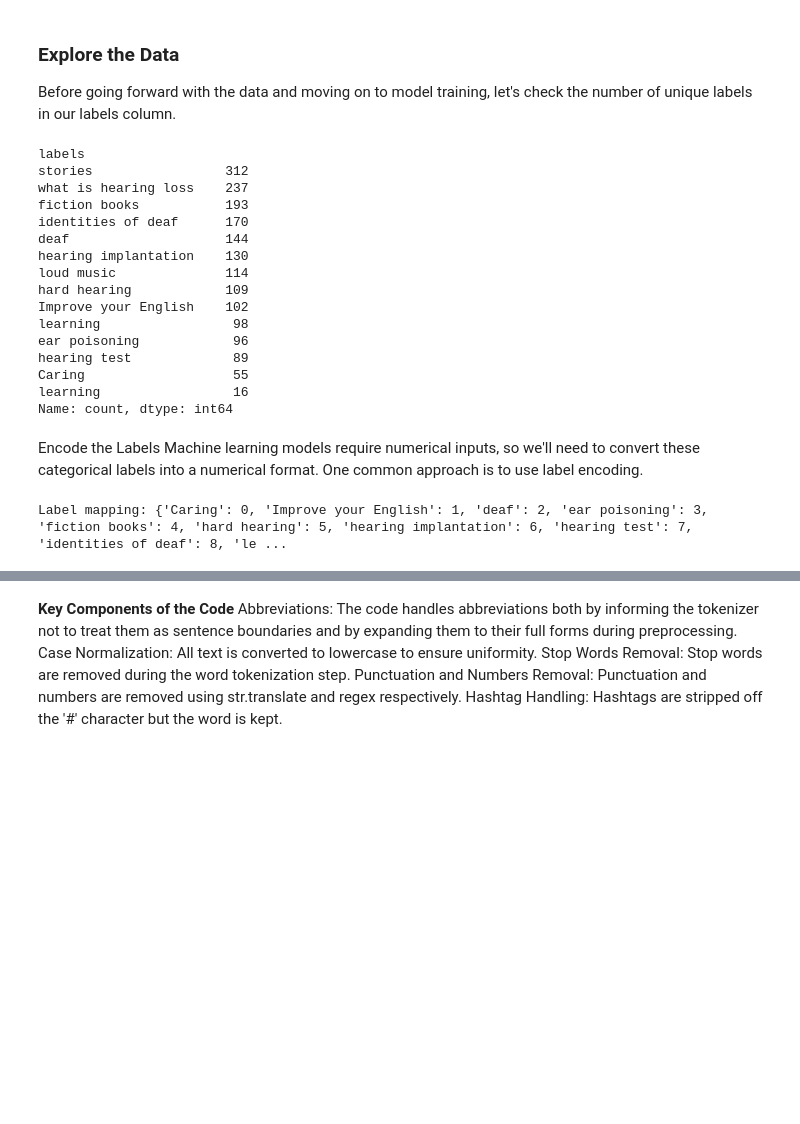
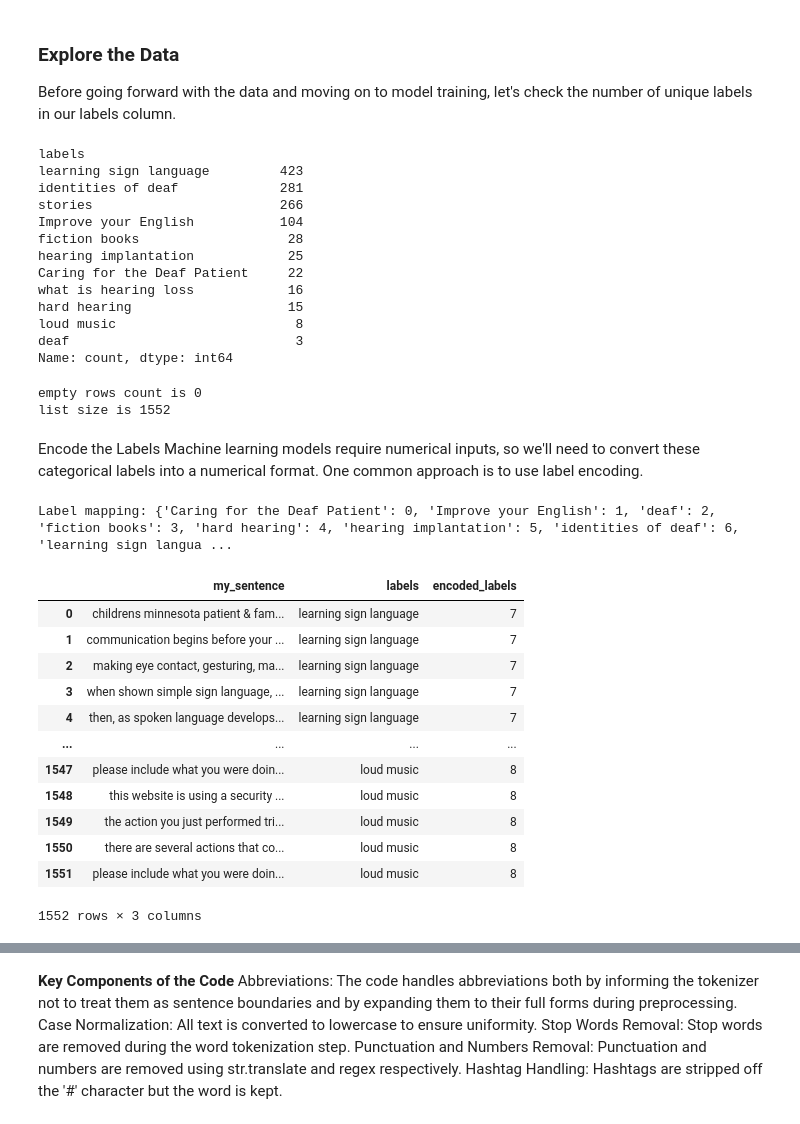
Before and after one commit to Almusawi110/PROG8245, a Jupyter notebook: Final_project.ipynb, the cells around one changed output, grey strips where cells are left out. Saved outputs shown, nothing was run; the diff lists cells and outputs as text; code cells hidden in the pictures; blank space fills up the shorter version.

```diff
--- a/Final_project.ipynb
+++ b/Final_project.ipynb
@@ -17,12 +52,17 @@ nltk.download('punkt')  # Download the tokenizer models if not already done
 True
 # %%
 #read the data file from sentences.csv file ,and then preprocess the data
-import pandas as pd
 # read the data file without index column
-data = pd.read_csv('sentences.csv')
-data['my_sentence'].fillna('', inplace=True)
+csvFile = pd.read_csv('sentences.csv')
+csvFile['my_sentence'] = csvFile['my_sentence'].str.lower()
+csvFile['my_sentence'] = csvFile['my_sentence'].str.replace('[{}]'.format(string.punctuation), '')
+csvFile['my_sentence'] = csvFile['my_sentence'].str.replace('\d+', '')
+csvFile['my_sentence'] = csvFile['my_sentence'].str.strip()
+csvFile['my_sentence'] = csvFile['my_sentence'].str.replace('\s+', ' ')
+csvFile['my_sentence'] = csvFile['my_sentence'].str.replace(' +', ' ')
 
-print(f"list size is {len(data)}")
+print(f"list size is {len(csvFile)}")
 
-print(data.head())
+print(csvFile.head())
+print(csvFile.tail())
 # %% [output]
@@ -38,40 +84,63 @@ list size is 1865
 Before going forward with the data and moving on to model training, let's check the number of unique labels in our labels column.
 # %%
 # Display unique labels and their frequency
-label_counts = data['labels'].value_counts()
+label_counts = csvFile['labels'].value_counts()
 print(label_counts)
 # %% [output]
 labels
-stories                 312
-what is hearing loss    237
-fiction books           193
-identities of deaf      170
-deaf                    144
-hearing implantation    130
-loud music              114
-hard hearing            109
-Improve your English    102
-learning                 98
-ear poisoning            96
-hearing test             89
-Caring                   55
-learning                 16
+learning sign language         423
+identities of deaf             281
+stories                        266
+Improve your English           104
+fiction books                   28
+hearing implantation            25
+Caring for the Deaf Patient     22
+what is hearing loss            16
+hard hearing                    15
+loud music                       8
+deaf                             3
 Name: count, dtype: int64
+# %%
+# Finding the empty raws
+empty_rows = csvFile[csvFile['my_sentence'] == '']
+print(f"empty rows count is {len(empty_rows)}")
+
+# Remove empty rows
+fileWithoutEmptyString = csvFile[csvFile['my_sentence'] != '']
+print(f"list size is {len(csvFile)}")
+# %% [output]
+empty rows count is 0
+list size is 1552
 # %% [markdown]
 Encode the Labels
 Machine learning models require numerical inputs, so we'll need to convert these categorical labels into a numerical format. One common approach is to use label encoding.
 # %%
-from sklearn.preprocessing import LabelEncoder
 
 # Initialize the encoder
 label_encoder = LabelEncoder()
 
 # Fit and transform the labels to numeric values
-data['encoded_labels'] = label_encoder.fit_transform(data['labels'])
+fileWithoutEmptyString['encoded_labels'] = label_encoder.fit_transform(fileWithoutEmptyString['labels'])
 
 # Check the mapping of encoded labels
 label_mapping = dict(zip(label_encoder.classes_, label_encoder.transform(label_encoder.classes_)))
 print("Label mapping:", label_mapping)
 # %% [output]
-Label mapping: {'Caring': 0, 'Improve your English': 1, 'deaf': 2, 'ear poisoning': 3, 'fiction books': 4, 'hard hearing': 5, 'hearing implantation': 6, 'hearing test': 7, 'identities of deaf': 8, 'le ...
+Label mapping: {'Caring for the Deaf Patient': 0, 'Improve your English': 1, 'deaf': 2, 'fiction books': 3, 'hard hearing': 4, 'hearing implantation': 5, 'identities of deaf': 6, 'learning sign langua ...
+# %%
+fileWithoutEmptyString
+# %% [output]
+|  | my_sentence | labels | encoded_labels |
+| 0 | childrens minnesota patient & fam... | learning sign language | 7 |
+| 1 | communication begins before your ... | learning sign language | 7 |
+| 2 | making eye contact, gesturing, ma... | learning sign language | 7 |
+| 3 | when shown simple sign language, ... | learning sign language | 7 |
+| 4 | then, as spoken language develops... | learning sign language | 7 |
+| ... | ... | ... | ... |
+| 1547 | please include what you were doin... | loud music | 8 |
+| 1548 | this website is using a security ... | loud music | 8 |
+| 1549 | the action you just performed tri... | loud music | 8 |
+| 1550 | there are several actions that co... | loud music | 8 |
+| 1551 | please include what you were doin... | loud music | 8 |
+1552 rows × 3 columns
 # %%
```
Also changed, not shown: parts of 27 cells of this notebook, 11 other files.
